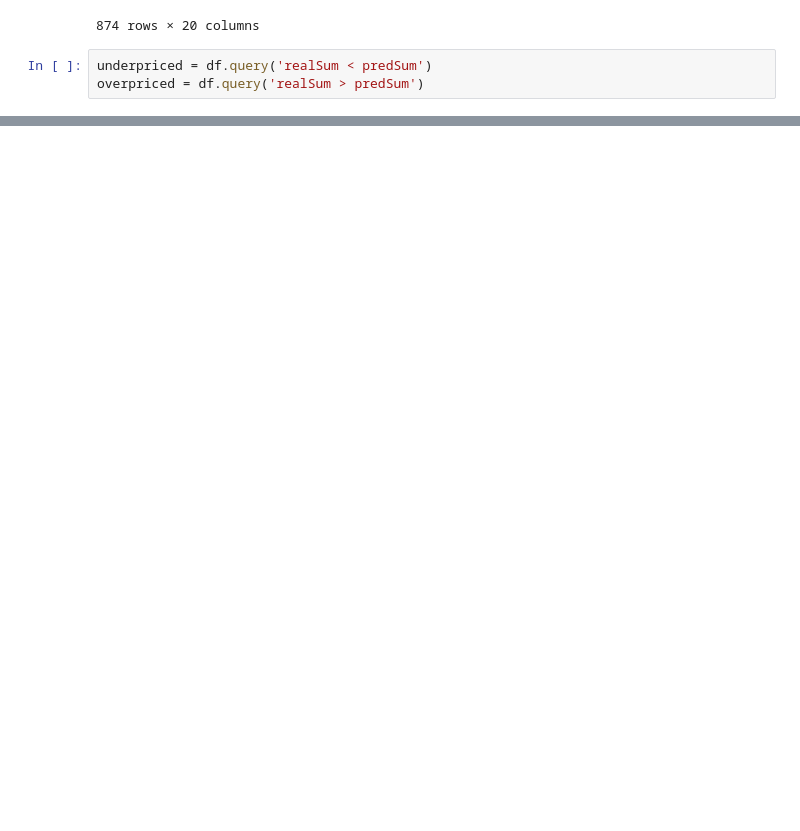
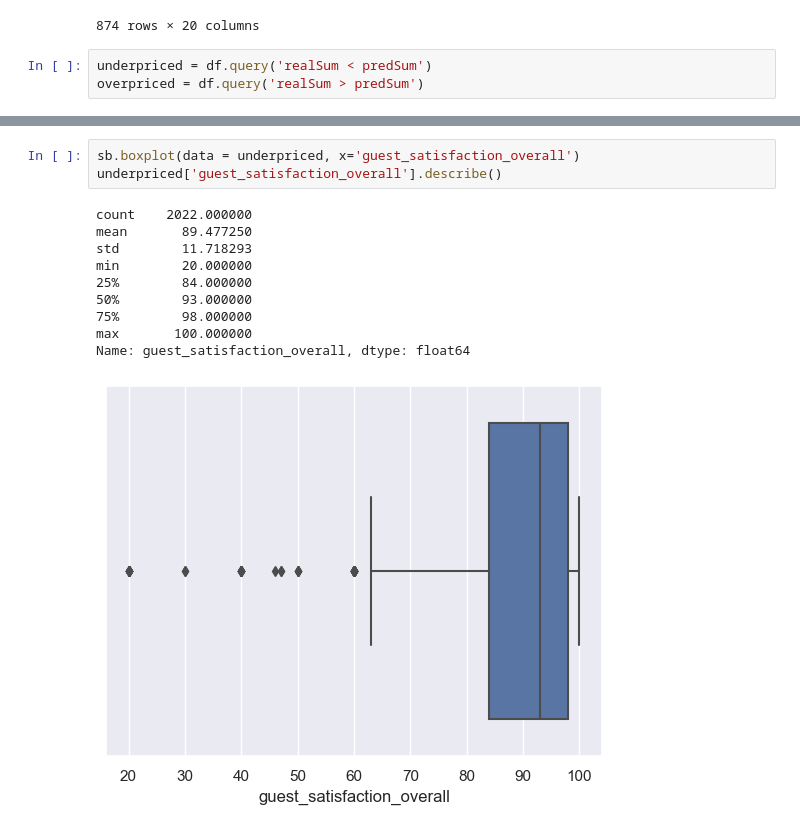
Before and after one commit to Revold1/SC1015-AirBNB, a Jupyter notebook: ForestofRandomisedTrees.ipynb, the cells around one changed output, grey strips where cells are left out. Saved outputs shown, nothing was run; the diff lists cells and outputs as text; blank space fills up the shorter version.

```diff
--- a/ForestofRandomisedTrees.ipynb
+++ b/ForestofRandomisedTrees.ipynb
@@ -147,0 +181,14 @@ sb.boxplot(data = overpriced, x='guest_satisfaction_overall')
+# %%
+sb.boxplot(data = underpriced, x='guest_satisfaction_overall')
+underpriced['guest_satisfaction_overall'].describe()
+# %% [output]
+count    2022.000000
+mean       89.477250
+std        11.718293
+min        20.000000
+25%        84.000000
+50%        93.000000
+75%        98.000000
+max       100.000000
+Name: guest_satisfaction_overall, dtype: float64
+[figure, added]
```
Also changed, not shown: parts of 10 cells of this notebook.
